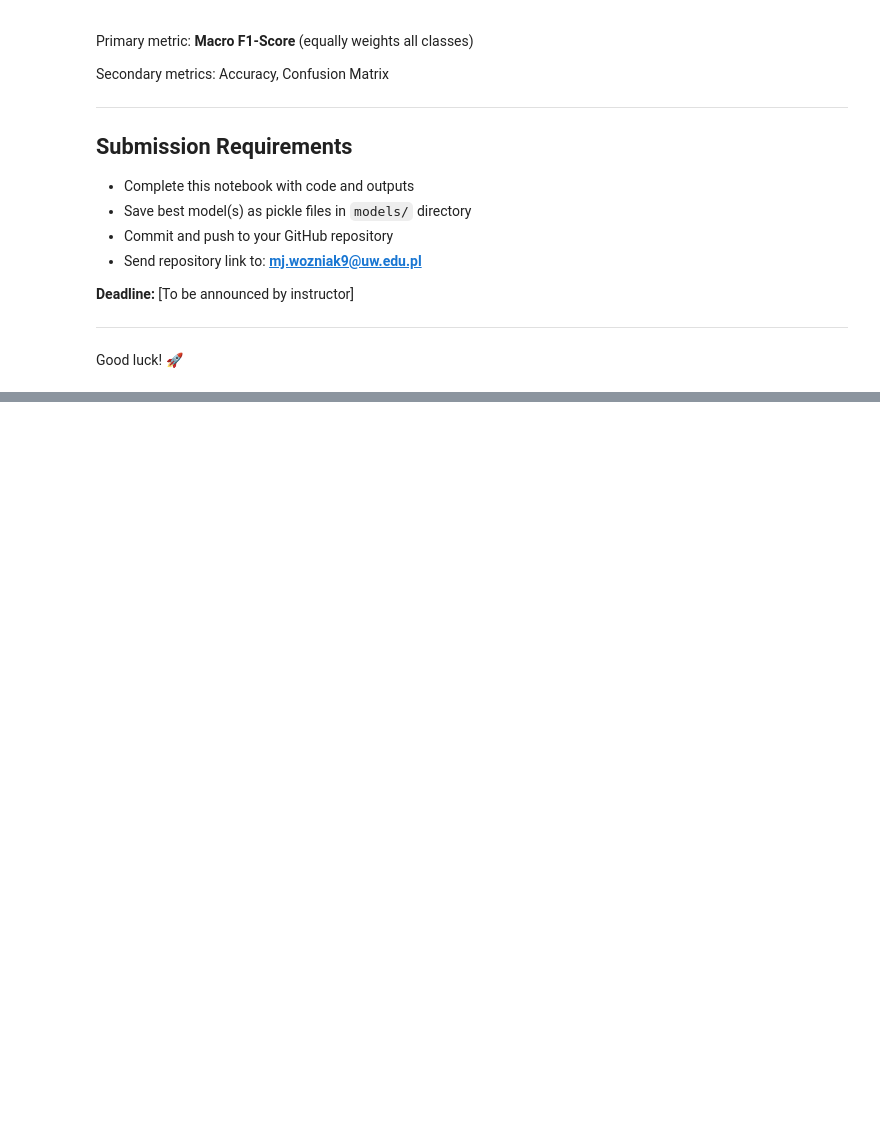
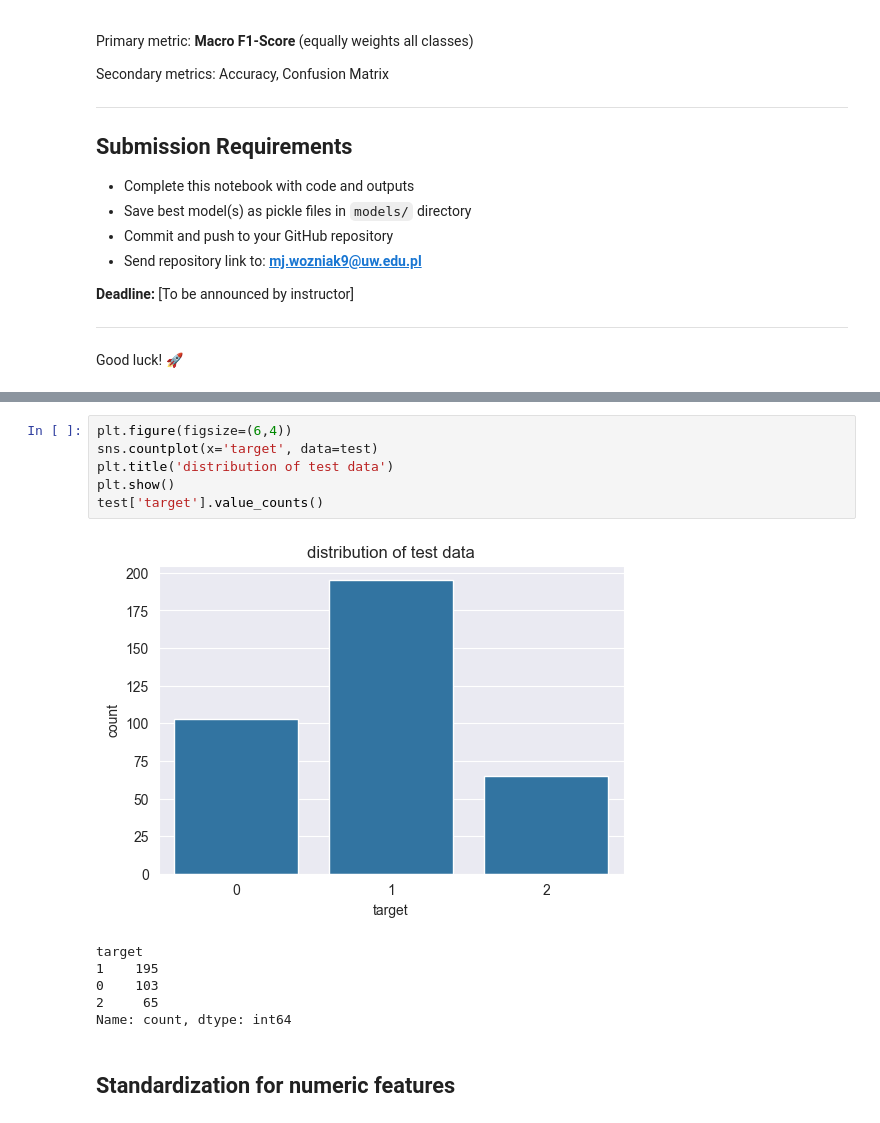
Before and after one commit to ruyoga/MLClass, a Jupyter notebook: notebooks/11.classification-task.ipynb, the cells around one changed output, grey strips where cells are left out. Cells and saved outputs as stored; diff of their text form; blank space fills up the shorter version.

```diff
--- a/notebooks/11.classification-task.ipynb
+++ b/notebooks/11.classification-task.ipynb
@@ -68,0 +110,15 @@ Good luck! 🚀
+# %%
+plt.figure(figsize=(6,4))
+sns.countplot(x='target', data=test)
+plt.title('distribution of test data')
+plt.show()
+test['target'].value_counts()
+# %% [output]
+[figure, added]
+target
+1    195
+0    103
+2     65
+Name: count, dtype: int64
+# %% [markdown]
+## Standardization for numeric features
```
Also changed, not shown: parts of 5 cells of this notebook.
